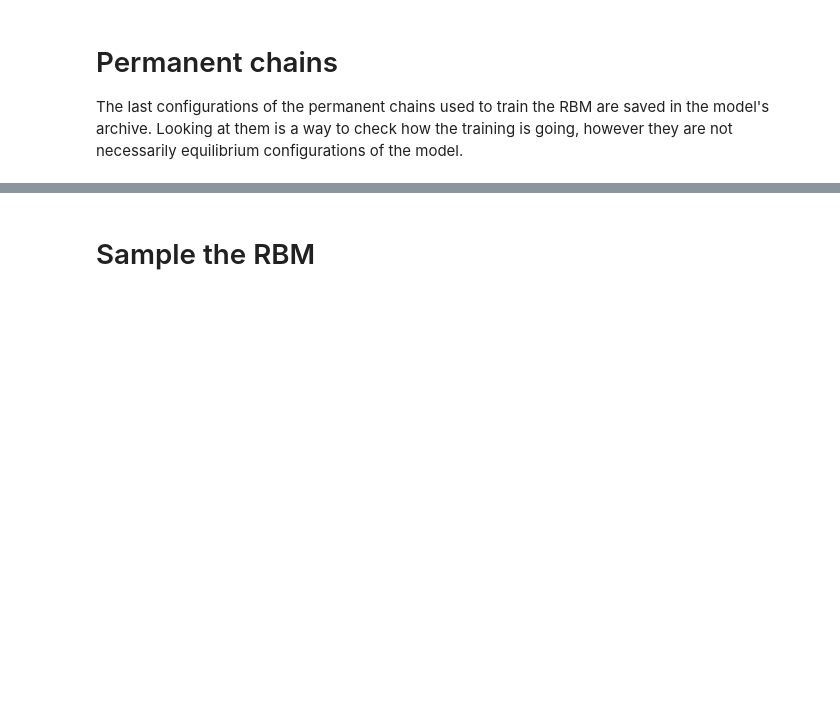
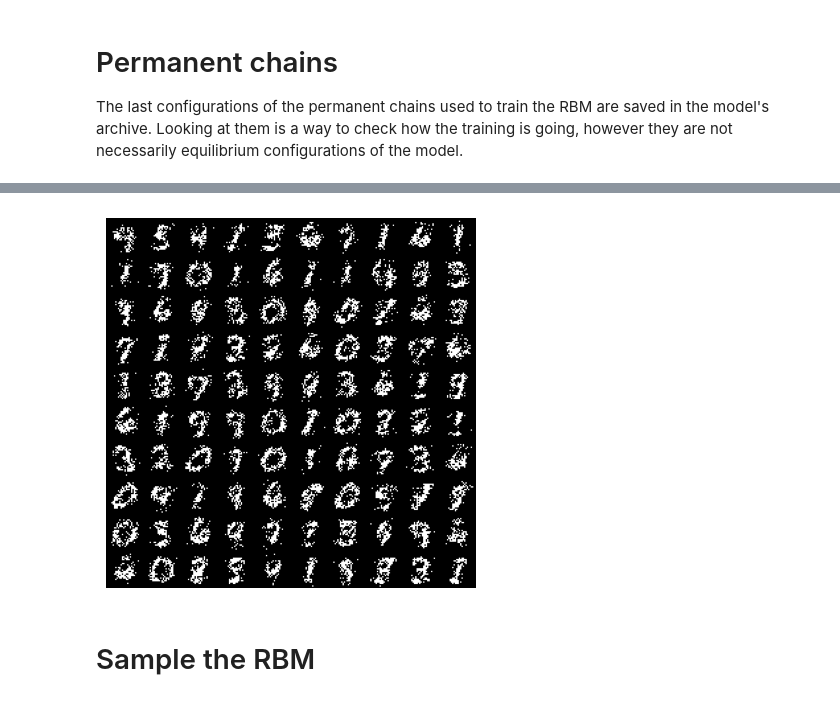
Before and after one commit to DsysDML/rbms, a Jupyter notebook: analyze_BEBM.ipynb, the cells around one changed output, grey strips where cells are left out. Drawn from its saved outputs; the diff is of its cells as text; code cells hidden in the pictures; blank space fills up the shorter version.

```diff
--- a/analyze_BEBM.ipynb
+++ b/analyze_BEBM.ipynb
@@ -132,3 +130,13 @@ plot_mult_PCA(
+# %%
+from rbms import plot_image
+plot_image(
+    perm_chains["visible"].cpu().numpy(),
+    shape=(28, 28),
+    grid_size=(10, 10),
+    randomize=True,
+)
+# %% [output]
+[figure, added]
 # %% [markdown]
 # Sample the RBM
 # %%
```
Also changed, not shown: parts of 17 cells of this notebook, 5 other files.
